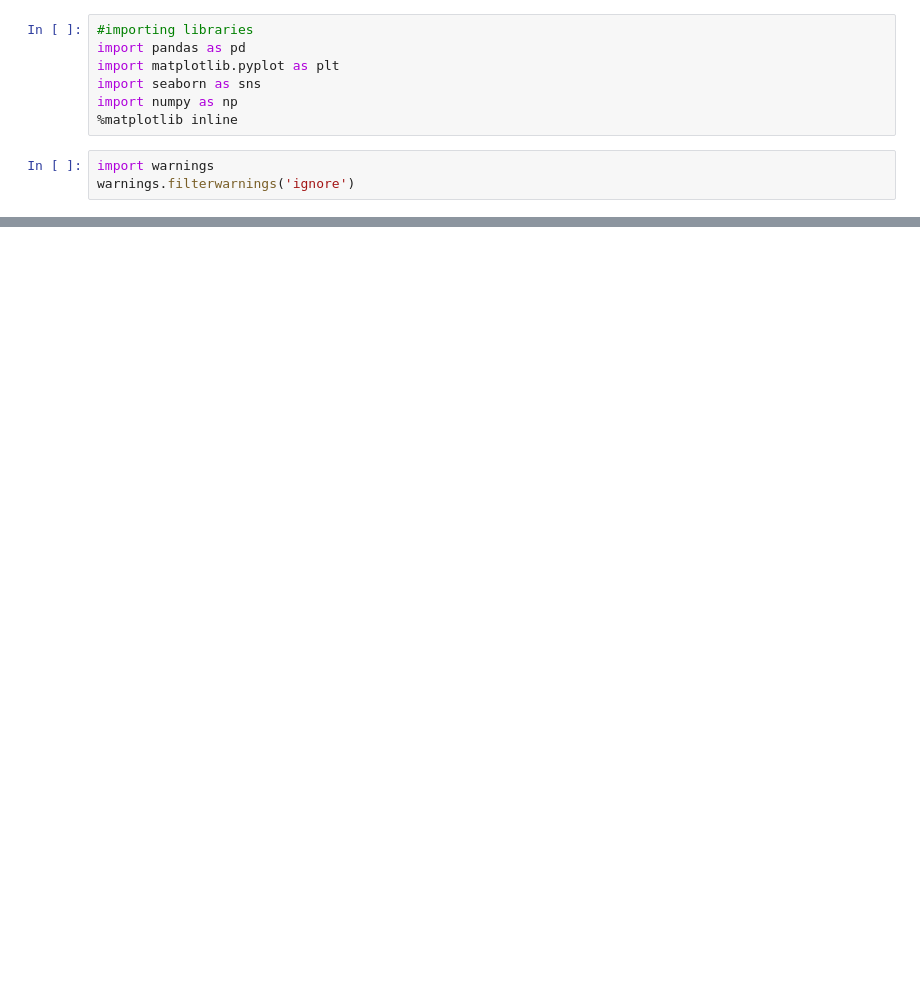
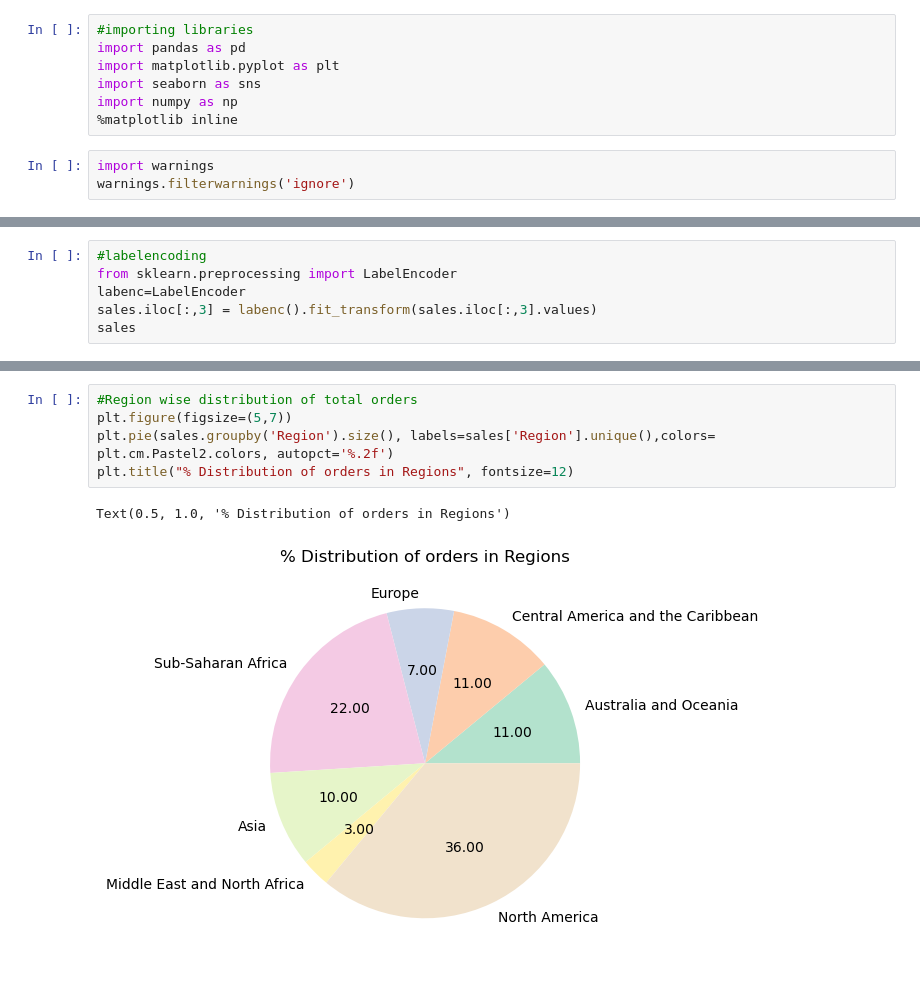
Before and after one commit to pratyusha-garaye/Amazon-Sales-Data-Analysis, a Jupyter notebook: Analyser.ipynb, the cells around one changed output, grey strips where cells are left out. Saved outputs shown, nothing was run; the diff lists cells and outputs as text; blank space fills up the shorter version.

```diff
--- a/Analyser.ipynb
+++ b/Analyser.ipynb
@@ -21,0 +53,6 @@ sales.head()
+# %%
+#labelencoding
+from sklearn.preprocessing import LabelEncoder
+labenc=LabelEncoder
+sales.iloc[:,3] = labenc().fit_transform(sales.iloc[:,3].values)
+sales
@@ -21,0 +92,8 @@ sales.head()
+# %%
+#Region wise distribution of total orders
+plt.figure(figsize=(5,7))
+plt.pie(sales.groupby('Region').size(), labels=sales['Region'].unique(),colors= plt.cm.Pastel2.colors, autopct='%.2f')
+plt.title("% Distribution of orders in Regions", fontsize=12)
+# %% [output]
+Text(0.5, 1.0, '% Distribution of orders in Regions')
+[figure, added]
```
Also changed, not shown: parts of 13 cells of this notebook, 4 other files.
